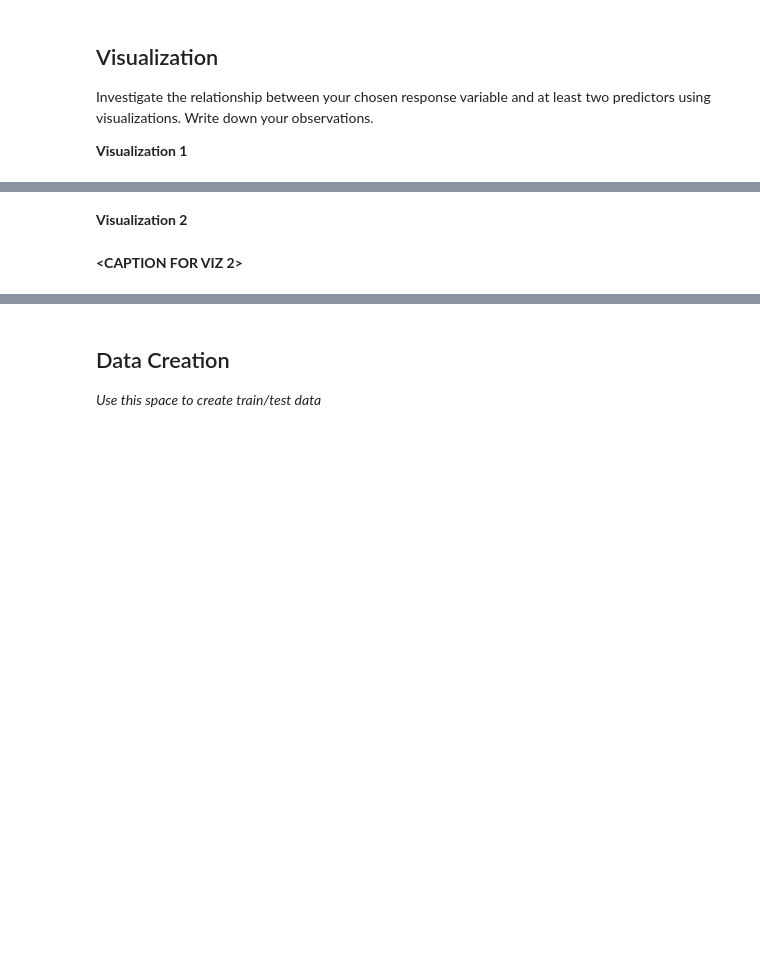
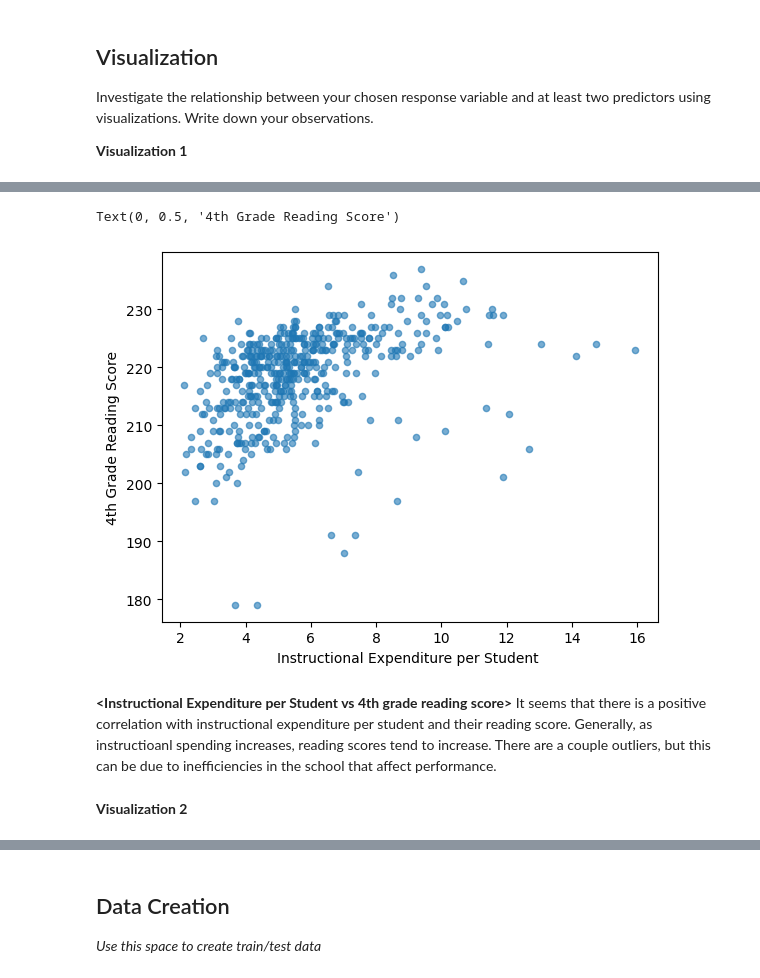
Before and after one commit to fionalin00/MDST-Tutorial, a Jupyter notebook: tutorial1/checkpoint1.ipynb, the cells around one changed output, grey strips where cells are left out. Saved outputs shown, nothing was run; the diff lists cells and outputs as text; code cells hidden in the pictures; blank space fills up the shorter version.

```diff
--- a/tutorial1/checkpoint1.ipynb
+++ b/tutorial1/checkpoint1.ipynb
@@ -156,2 +164,12 @@ Investigate the relationship between your chosen response variable and at least
+# %%
+df.plot.scatter(x='INSTRUCTION_EXPENDITURE_PER_STUDENT', y='AVG_READING_4_SCORE', alpha=0.6)
+plt.xlabel('Instructional Expenditure per Student ')
+plt.ylabel('4th Grade Reading Score')
+# %% [output]
+Text(0, 0.5, '4th Grade Reading Score')
+[figure, added]
+# %% [markdown]
+**<Instructional Expenditure per Student vs 4th grade reading score>**
+It seems that there is a positive correlation with instructional expenditure per student and their reading score. Generally, as instructioanl spending increases, reading scores tend to increase. There are a couple outliers, but this can be due to inefficiencies in the school that affect performance.
 # %% [markdown]
 **Visualization 2**
@@ -160,2 +175,0 @@ Investigate the relationship between your chosen response variable and at least
-# %% [markdown]
-**<CAPTION FOR VIZ 2>**
```
Also changed, not shown: parts of 23 cells of this notebook, 1 other file.
